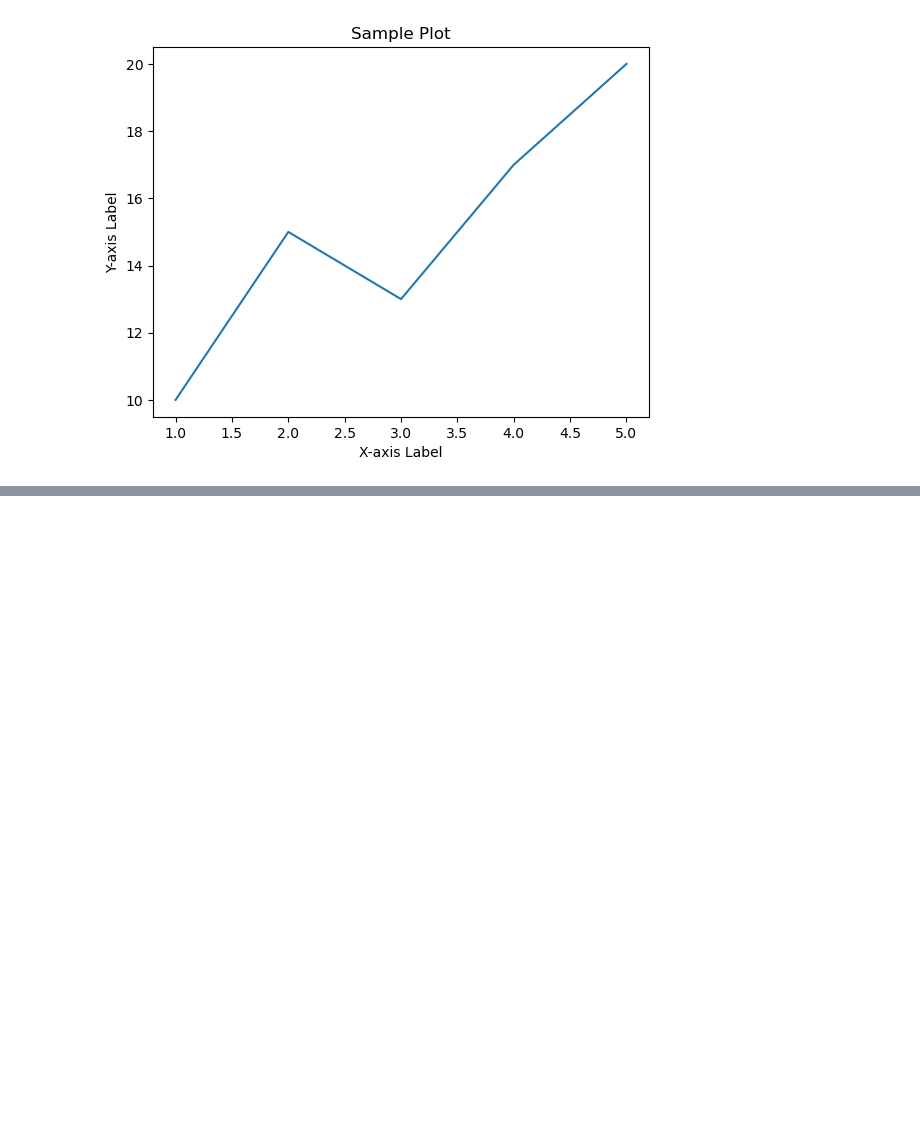
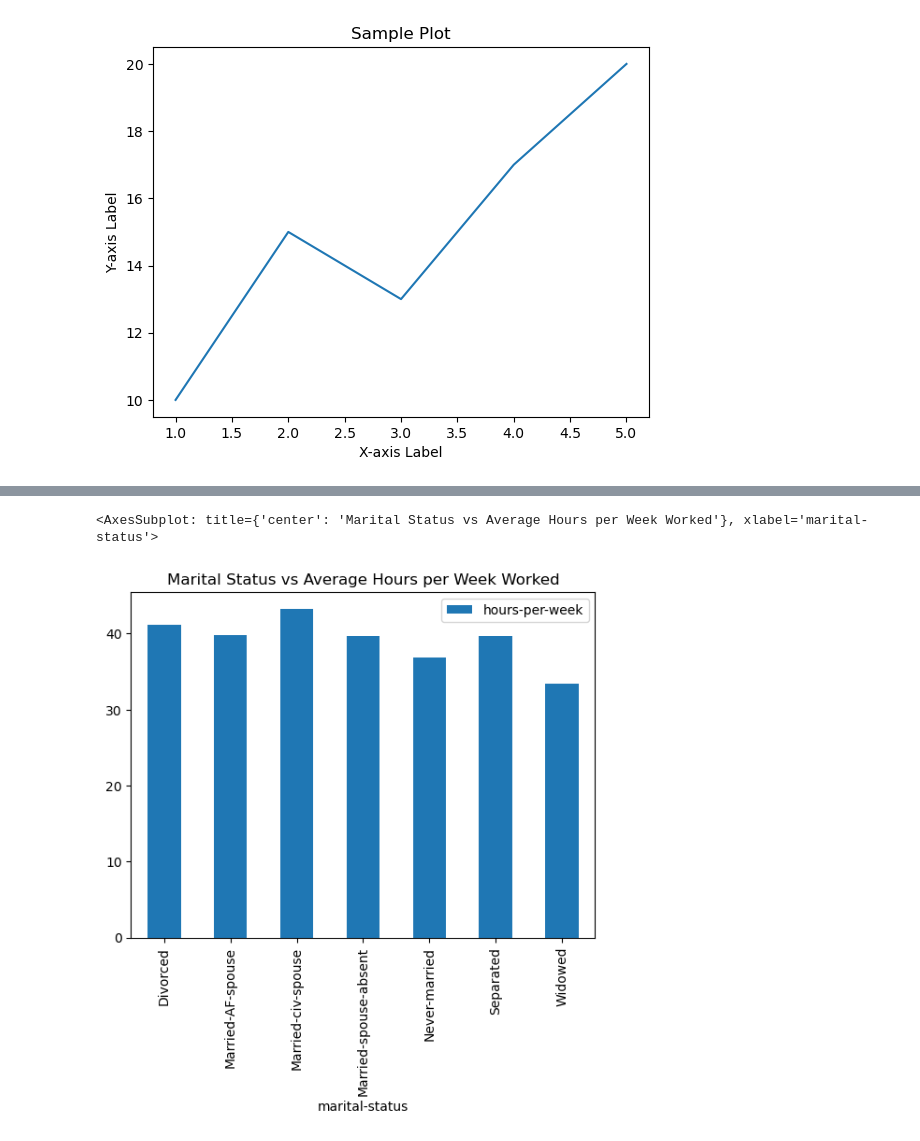
Before and after one commit to X1las/DaT, a Jupyter notebook: main.ipynb, the cells around one changed output, grey strips where cells are left out. Drawn from its saved outputs; the diff is of its cells as text; code cells hidden in the pictures; blank space fills up the shorter version.

```diff
--- a/main.ipynb
+++ b/main.ipynb
@@ -34,0 +128,11 @@ df.head()
+# %%
+work_hours_by_marital_status = pd.DataFrame()
+
+work_hours_by_marital_status["marital-status"] = adults["marital-status"]
+work_hours_by_marital_status["hours-per-week"] = adults["hours-per-week"]
+
+grouped_work_hours_by_marital_status = work_hours_by_marital_status.groupby("marital-status").mean().reset_index()
+grouped_work_hours_by_marital_status.plot(x="marital-status", y="hours-per-week", kind="bar", title="Marital Status vs Average Hours per Week Worked")
+# %% [output]
+<AxesSubplot: title={'center': 'Marital Status vs Average Hours per Week Worked'}, xlabel='marital-status'>
+[figure, added]
```
Also changed, not shown: parts of 10 cells of this notebook, 17 other files.
